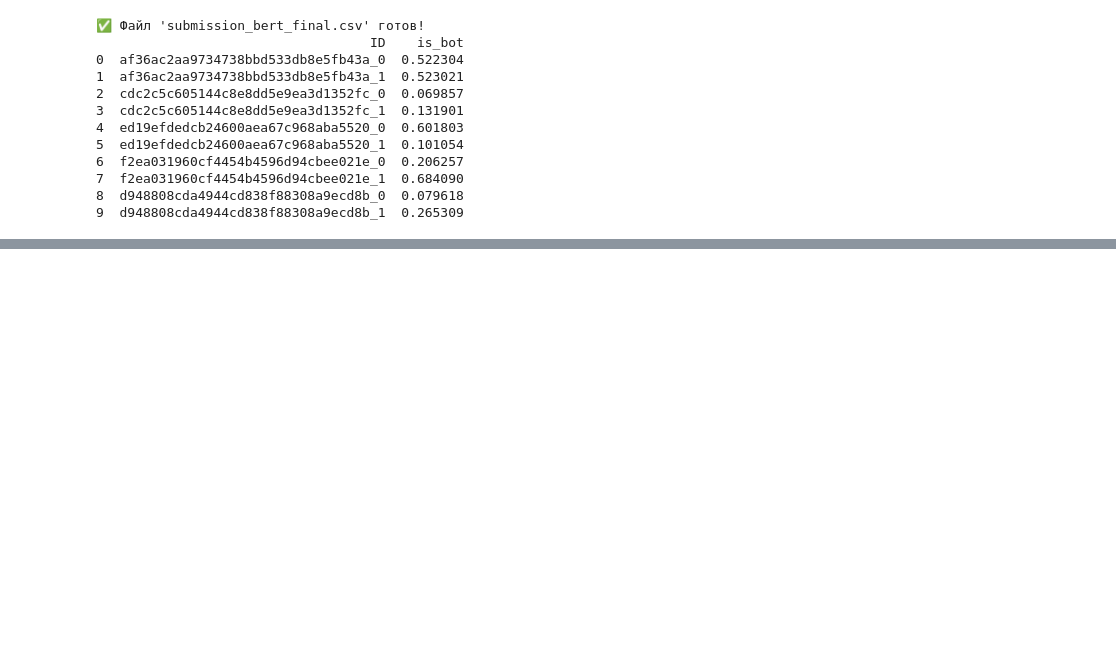
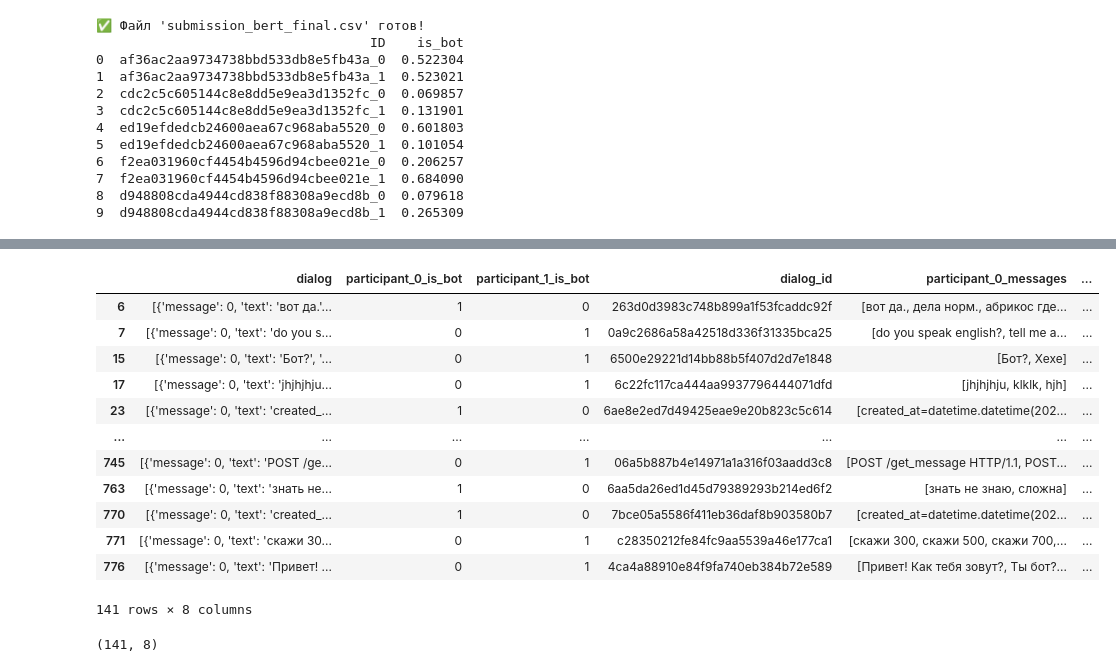
Before and after one commit to skytecat/YouAreBot, a Jupyter notebook: YouAreBot.ipynb, the cells around one changed output, grey strips where cells are left out. Drawn from its saved outputs; the diff is of its cells as text; code cells hidden in the pictures; blank space fills up the shorter version.

```diff
--- a/YouAreBot.ipynb
+++ b/YouAreBot.ipynb
@@ -1069,0 +1183,2 @@ There were unexpected keys in the checkpoint model loaded: ['bert.embeddings.Lay
+# %%
+train_df_bots = train_df.query('participant_0_is_bot == 1 or participant_1_is_bot == 1')
@@ -1069,0 +1253,35 @@ There were unexpected keys in the checkpoint model loaded: ['bert.embeddings.Lay
+# %%
+from langdetect import detect, detect_langs, DetectorFactory
+from langdetect.lang_detect_exception import LangDetectException
+import pandas as pd
+
+# Фиксируем seed для воспроизводимости результатов
+DetectorFactory.seed = 0
+
+def detect_language(text, min_length=10):
+    """
+    Определяет язык текста.
+
+    Args:
+        text: Строка с текстом
+        min_length: Минимальная длина для детекции (короткие тексты ненадежны)
+
+    Returns:
+        Код языка (ru, en, etc.) или 'unknown'
+    """
+    try:
+        text = str(text).strip()
+        if len(text) < min_length:
+            return 'unknown'
+        return detect(text)
+    except LangDetectException:
+        return 'unknown'
+
+# ───────────────────────────────────────────────────────────────
+# Пример: детекция для одного текста
+# ───────────────────────────────────────────────────────────────
+
+sample_text = train_df['participant_0_messages'].iloc[2]
+lang = detect_language(sample_text)
+print(f"Текст: {sample_text[:100]}...")
+print(f"Язык: {lang}")
@@ -1069,0 +1313,3 @@ There were unexpected keys in the checkpoint model loaded: ['bert.embeddings.Lay
+# %%
+train_df_bots['lang_p0'] = train_df_bots['participant_0_messages'].apply(detect_language)
+train_df_bots['lang_p1'] = train_df_bots['participant_1_messages'].apply(detect_language)
@@ -1069,0 +1336,20 @@ There were unexpected keys in the checkpoint model loaded: ['bert.embeddings.Lay
+# %%
+train_df_bots.query('lang_p0 != lang_p1')
+# %% [output]
+|  | dialog | participant_0_is_bot | participant_1_is_bot | dialog_id | participant_0_messages | ... |
+| 6 | [{'message': 0, 'text': 'вот да.'... | 1 | 0 | 263d0d3983c748b899a1f53fcaddc92f | [вот да., дела норм., абрикос где... | ... |
+| 7 | [{'message': 0, 'text': 'do you s... | 0 | 1 | 0a9c2686a58a42518d336f31335bca25 | [do you speak english?, tell me a... | ... |
+| 15 | [{'message': 0, 'text': 'Бот?', '... | 0 | 1 | 6500e29221d14bb88b5f407d2d7e1848 | [Бот?, Хехе] | ... |
+| 17 | [{'message': 0, 'text': 'jhjhjhju... | 0 | 1 | 6c22fc117ca444aa9937796444071dfd | [jhjhjhju, klklk, hjh] | ... |
+| 23 | [{'message': 0, 'text': 'created_... | 1 | 0 | 6ae8e2ed7d49425eae9e20b823c5c614 | [created_at=datetime.datetime(202... | ... |
+| ... | ... | ... | ... | ... | ... | ... |
+| 745 | [{'message': 0, 'text': 'POST /ge... | 0 | 1 | 06a5b887b4e14971a1a316f03aadd3c8 | [POST /get_message HTTP/1.1, POST... | ... |
+| 763 | [{'message': 0, 'text': 'знать не... | 1 | 0 | 6aa5da26ed1d45d79389293b214ed6f2 | [знать не знаю, сложна] | ... |
+| 770 | [{'message': 0, 'text': 'created_... | 1 | 0 | 7bce05a5586f411eb36daf8b903580b7 | [created_at=datetime.datetime(202... | ... |
+| 771 | [{'message': 0, 'text': 'скажи 30... | 0 | 1 | c28350212fe84fc9aa5539a46e177ca1 | [скажи 300, скажи 500, скажи 700,... | ... |
+| 776 | [{'message': 0, 'text': 'Привет! ... | 0 | 1 | 4ca4a88910e84f9fa740eb384b72e589 | [Привет! Как тебя зовут?, Ты бот?... | ... |
+141 rows × 8 columns
+# %%
+train_df_bots.query('lang_p0 != lang_p1').shape
+# %% [output]
+(141, 8)
```
Also changed, not shown: parts of 32 cells of this notebook.
